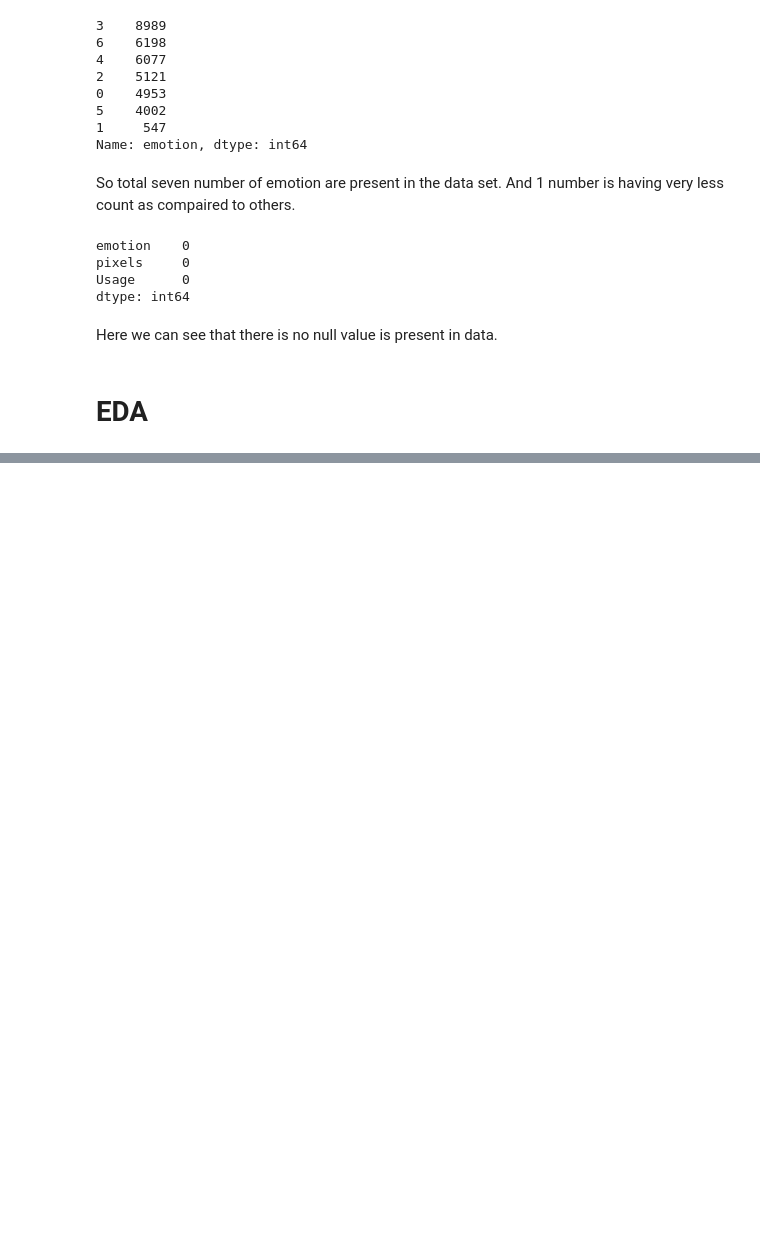
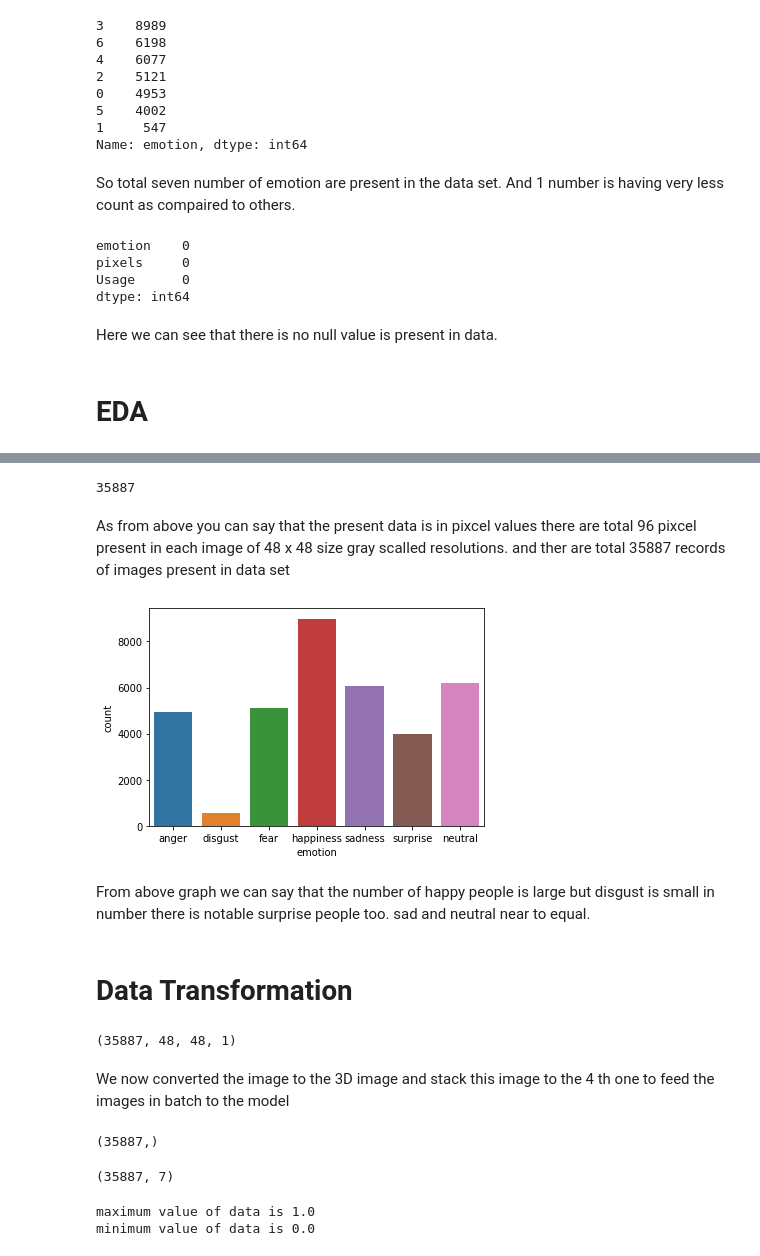
Before and after one commit to SujitbMusale/Facial-Emotion-Recogniton, a Jupyter notebook: Facial_Emotion_Recogniton.ipynb, the cells around one changed output, grey strips where cells are left out. Cells and saved outputs as stored; diff of their text form; code cells hidden in the pictures; blank space fills up the shorter version.

```diff
--- a/Facial_Emotion_Recogniton.ipynb
+++ b/Facial_Emotion_Recogniton.ipynb
@@ -130,0 +103,46 @@ for emotion in range(1,8):
+# %%
+Df_fear['pixels'].count()
+# %% [output]
+35887
+# %% [markdown]
+As from above you can say that the present data is in pixcel values there are total 96 pixcel present in each image of 48 x 48 size gray scalled resolutions.
+and ther are total 35887 records of images present in data set
+# %%
+#types of emotions
+emotions = ('anger', 'disgust', 'fear', 'happiness', 'sadness', 'surprise', 'neutral')
+# %%
+#bargraph for the emotions
+sns.countplot(x=Df_fear['emotion']),
+plt.xticks(range(7), emotions);
+# %% [output]
+[figure, added]
+# %% [markdown]
+From above graph we can say that the number of happy people is large but disgust is small in number there is notable surprise people too.
+sad and neutral near to equal.
+# %% [markdown]
+# Data Transformation
+# %%
+# as we know the data is present in pixcel and its like flatten row
+# we need to reshape this data in to the gray image form
+# gray image size is (48,48,1)
+X =Df_fear['pixels'].apply(lambda x: np.array(x.split()).reshape(48, 48, 1).astype('float32'))
+X = np.stack(X, axis=0)
+X.shape
+# %% [output]
+(35887, 48, 48, 1)
+# %% [markdown]
+We now converted the image to the 3D image and stack this image to the 4 th one to feed the images in batch to the model
+# %%
+# lets check the shape of lable thta is emotions
+y = Df_fear['emotion']
+y.shape
+# %% [output]
+(35887,)
+# %%
+# Label encoding the emotions
+LE = LabelEncoder()
+img_labels = LE.fit_transform(y)
+img_labels = np_utils.to_categorical(img_labels)
+img_labels.shape
+# %% [output]
+(35887, 7)
@@ -130,0 +153,7 @@ for emotion in range(1,8):
+# %%
+# lets cross check the normal data
+print(f'maximum value of data is {np.max(X)}')
+print(f'minimum value of data is {np.min(X)}')
+# %% [output]
+maximum value of data is 1.0
+minimum value of data is 0.0
```
Also changed, not shown: parts of 7 cells of this notebook.
